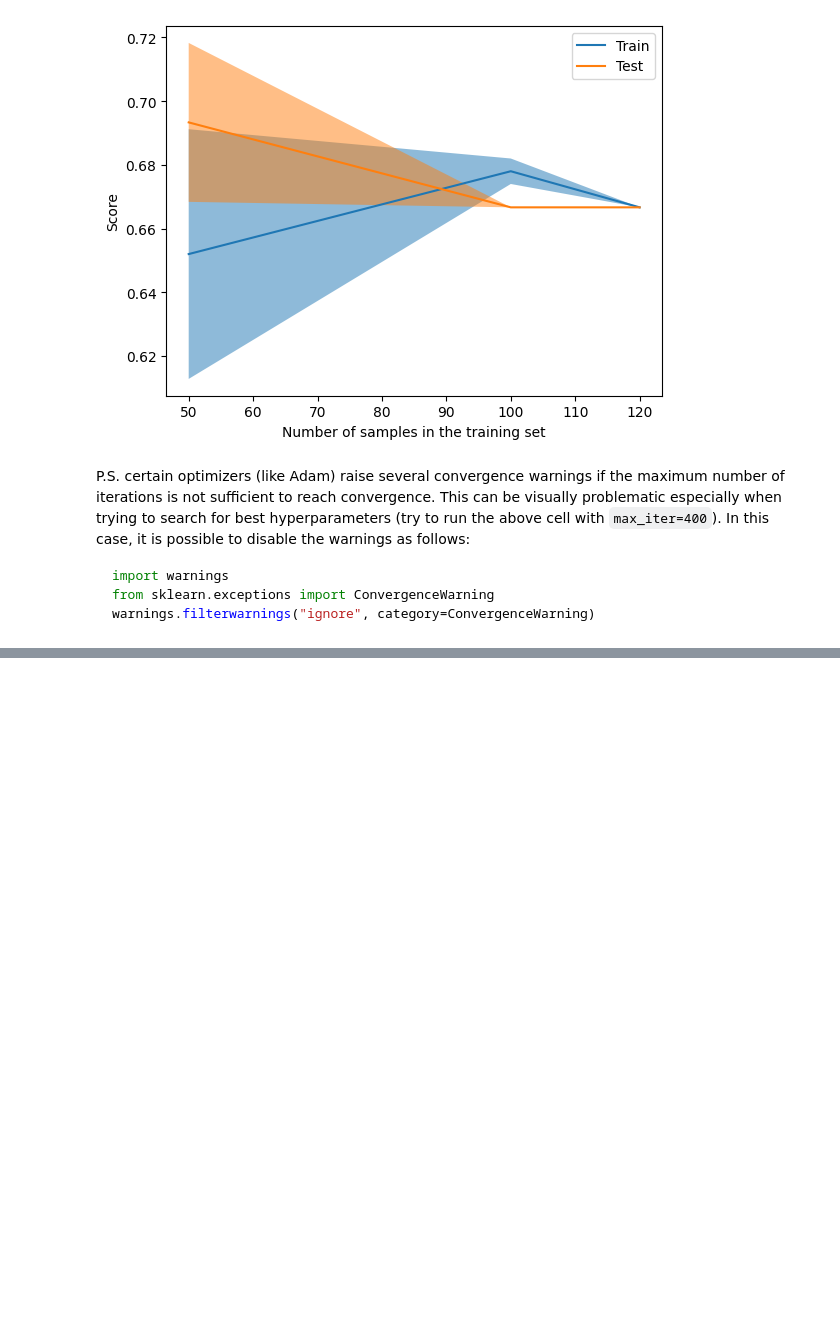
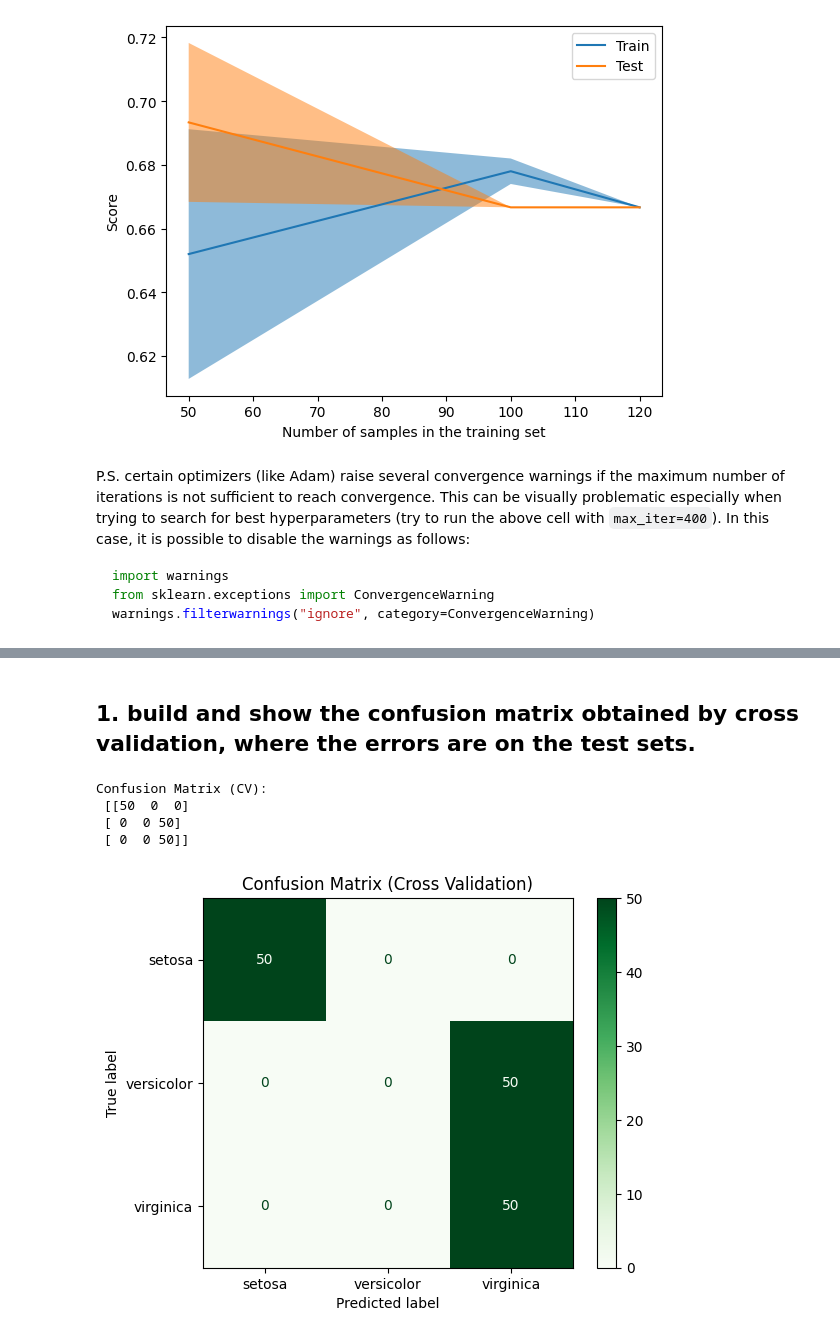
Before and after one commit to AlessandroZappatore/AAUT_exercises, a Jupyter notebook: Classification_Iris_ANN_aa_25_26.ipynb, the cells around one changed output, grey strips where cells are left out. Drawn from its saved outputs; the diff is of its cells as text; code cells hidden in the pictures; blank space fills up the shorter version.

```diff
--- a/Classification_Iris_ANN_aa_25_26.ipynb
+++ b/Classification_Iris_ANN_aa_25_26.ipynb
@@ -211,0 +208,25 @@ Decide yourself the suitable possible values for each of them.
+# %% [markdown]
+## 1. build and show the confusion matrix obtained by cross validation, where the errors are on the test sets.
+# %%
+from sklearn.model_selection import cross_val_predict
+from sklearn.metrics import confusion_matrix, ConfusionMatrixDisplay
+import matplotlib.pyplot as plt
+
+# Re-create the classifier from the notebook
+clf_ANN = MLPClassifier(solver='adam', alpha=1e-5, hidden_layer_sizes=(5, 2), random_state=1, max_iter=2000)
+
+# Predictions via cross-validation
+y_pred_cv = cross_val_predict(clf_ANN, iris.data, iris.target, cv=5)
+cm_cv = confusion_matrix(iris.target, y_pred_cv)
+
+print("Confusion Matrix (CV):\n", cm_cv)
+disp = ConfusionMatrixDisplay(confusion_matrix=cm_cv, display_labels=iris.target_names)
+disp.plot(cmap=plt.cm.Greens)
+plt.title("Confusion Matrix (Cross Validation)")
+plt.show()
+# %% [output]
+Confusion Matrix (CV):
+ [[50  0  0]
+ [ 0  0 50]
+ [ 0  0 50]]
+[figure, added]
```
Also changed, not shown: parts of 9 cells of this notebook, 9 other files.
